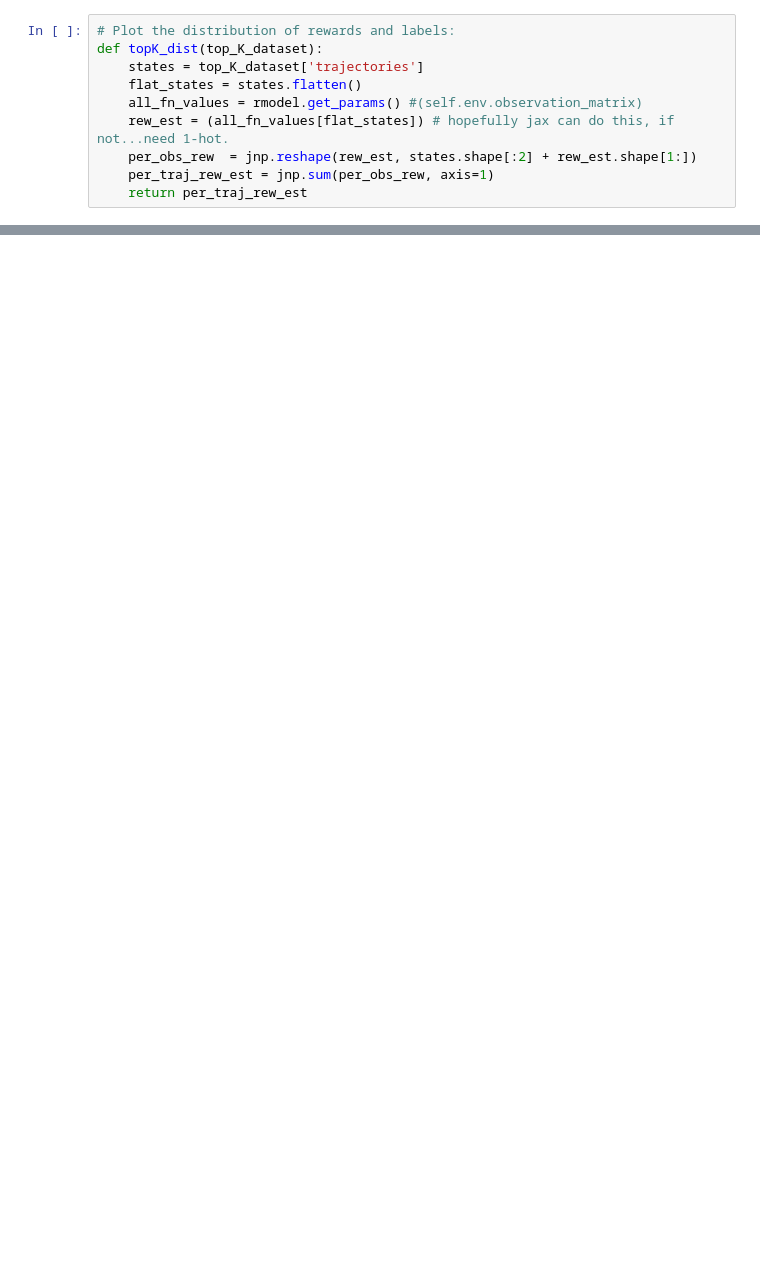
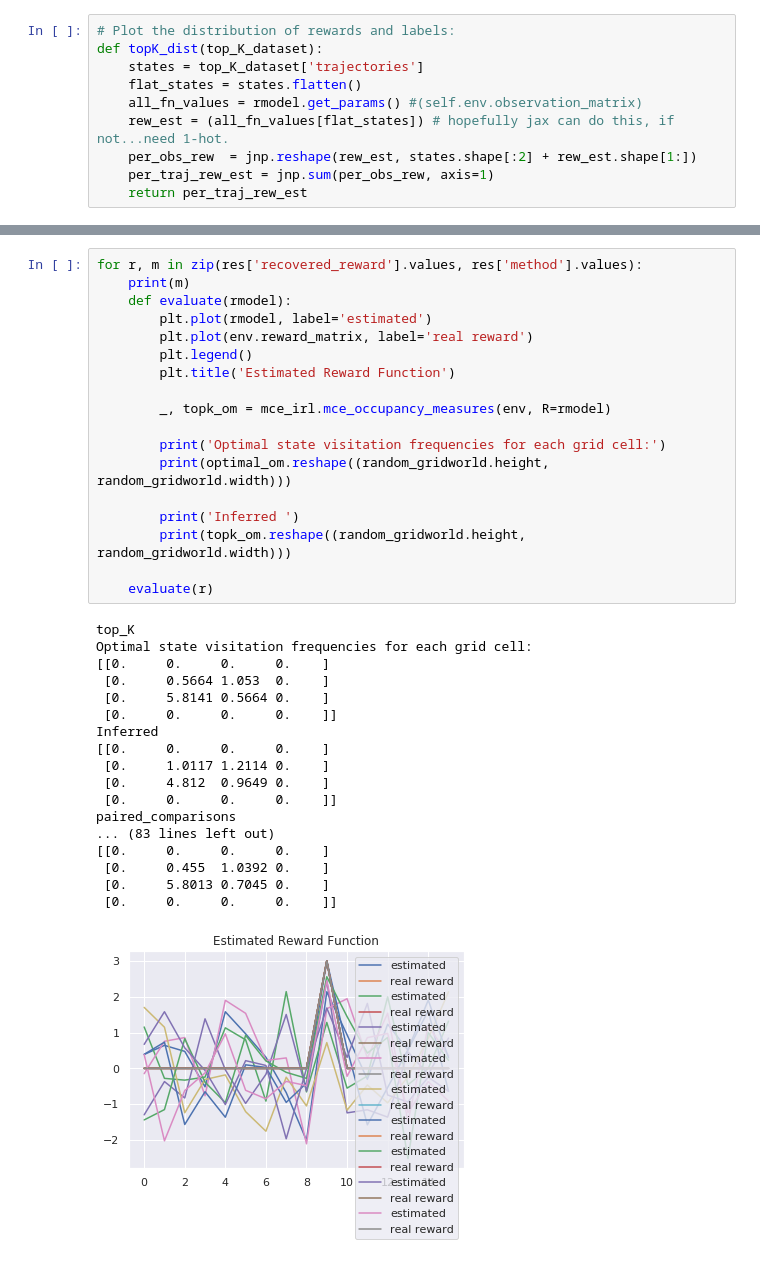
Before and after one commit to qxcv/bootstrapping-bias-learning, a Jupyter notebook: multi_learn.ipynb, the cells around one changed output, grey strips where cells are left out. Cells and saved outputs as stored; diff of their text form; blank space fills up the shorter version.

```diff
--- a/multi_learn.ipynb
+++ b/multi_learn.ipynb
@@ -582,0 +571,37 @@ SyntaxError: invalid syntax (<ipython-input-32-879260d872b3>, line 27)
+# %%
+for r, m in zip(res['recovered_reward'].values, res['method'].values):
+    print(m)
+    def evaluate(rmodel):
+        plt.plot(rmodel, label='estimated')
+        plt.plot(env.reward_matrix, label='real reward')
+        plt.legend()
+        plt.title('Estimated Reward Function')
+
+        _, topk_om = mce_irl.mce_occupancy_measures(env, R=rmodel)
+
+        print('Optimal state visitation frequencies for each grid cell:')
+        print(optimal_om.reshape((random_gridworld.height, random_gridworld.width)))
+
+        print('Inferred ')
+        print(topk_om.reshape((random_gridworld.height, random_gridworld.width)))
+
+    evaluate(r)
+# %% [output]
+top_K
+Optimal state visitation frequencies for each grid cell:
+[[0.     0.     0.     0.    ]
+ [0.     0.5664 1.053  0.    ]
+ [0.     5.8141 0.5664 0.    ]
+ [0.     0.     0.     0.    ]]
+Inferred
+[[0.     0.     0.     0.    ]
+ [0.     1.0117 1.2114 0.    ]
+ [0.     4.812  0.9649 0.    ]
+ [0.     0.     0.     0.    ]]
+paired_comparisons
+... (83 lines left out)
+[[0.     0.     0.     0.    ]
+ [0.     0.455  1.0392 0.    ]
+ [0.     5.8013 0.7045 0.    ]
+ [0.     0.     0.     0.    ]]
+[figure, added]
```
Also changed, not shown: parts of 23 cells of this notebook, 3 other files.
